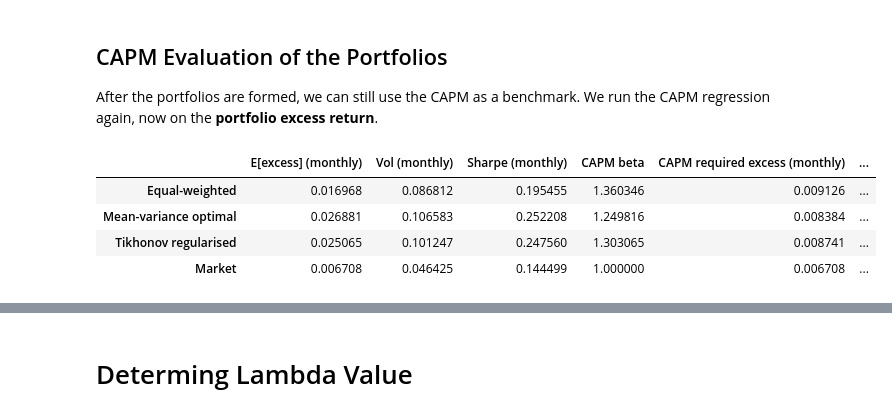
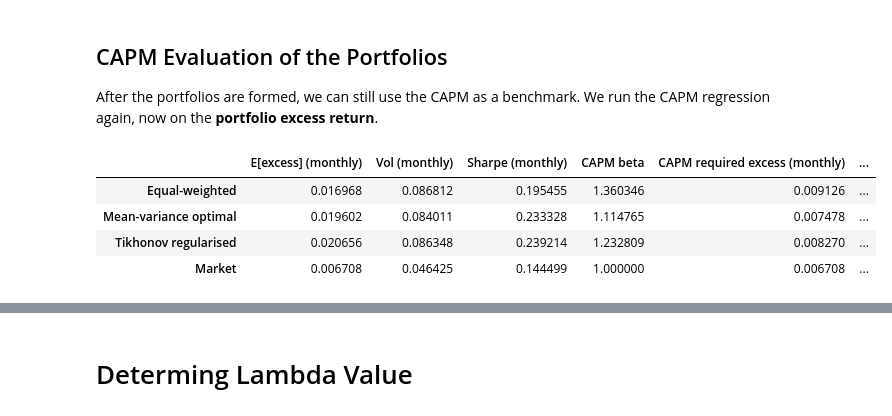
Before and after one commit to dwel760/A12Repository, a Jupyter notebook: A12/A12Notebook.ipynb, the cells around one changed output, grey strips where cells are left out. Drawn from its saved outputs; the diff is of its cells as text; code cells hidden in the pictures.

```diff
--- a/A12/A12Notebook.ipynb
+++ b/A12/A12Notebook.ipynb
@@ -451,38 +475,38 @@ def portfolio_capm_summary(weights: pd.Series, returns: pd.DataFrame, rf: pd.Ser
         'CAPM alpha (monthly)': model.params['const'],
         'CAPM alpha t-stat': model.tvalues['const'],
         'R-squared': model.rsquared,
     }, name=weights.name)
 
 
 def market_capm_summary(market_excess: pd.Series) -> pd.Series:
     """CAPM benchmark row for the market portfolio.
     By construction: beta = 1, alpha = 0, R-squared = 1."""
     mean_excess = market_excess.mean()
     sig = market_excess.std(ddof=1)
     return pd.Series({
         'E[excess] (monthly)': mean_excess,
         'Vol (monthly)': sig,
         'Sharpe (monthly)': mean_excess / sig,
         'CAPM beta': 1.0,
         'CAPM required excess (monthly)': mean_excess,
         'CAPM alpha (monthly)': 0.0,
         'CAPM alpha t-stat': 0.0,
         'R-squared': 1.0,
     }, name='Market')
 
 
 perf_full = pd.concat([
-    portfolio_capm_summary(w_eq, stocks, rf, market_excess),
-    portfolio_capm_summary(w_mkv, stocks, rf, market_excess),
-    portfolio_capm_summary(w_tikh, stocks, rf, market_excess),
+    portfolio_capm_summary(w_eq_train, stocks, rf, market_excess),
+    portfolio_capm_summary(w_mkv_train, stocks, rf, market_excess),
+    portfolio_capm_summary(w_tikh_train, stocks, rf, market_excess),
     market_capm_summary(market_excess),
 ], axis=1).T
 perf_full
 # %% [output]
 |  | E[excess] (monthly) | Vol (monthly) | Sharpe (monthly) | CAPM beta | CAPM required excess (monthly) | ... |
 | Equal-weighted | 0.016968 | 0.086812 | 0.195455 | 1.360346 | 0.009126 | ... |
-| Mean-variance optimal | 0.026881 | 0.106583 | 0.252208 | 1.249816 | 0.008384 | ... |
-| Tikhonov regularised | 0.025065 | 0.101247 | 0.247560 | 1.303065 | 0.008741 | ... |
+| Mean-variance optimal | 0.019602 | 0.084011 | 0.233328 | 1.114765 | 0.007478 | ... |
+| Tikhonov regularised | 0.020656 | 0.086348 | 0.239214 | 1.232809 | 0.008270 | ... |
 | Market | 0.006708 | 0.046425 | 0.144499 | 1.000000 | 0.006708 | ... |
 # %%
 market_premium = market_excess.mean()
```
Also changed, not shown: parts of 10 cells of this notebook.
